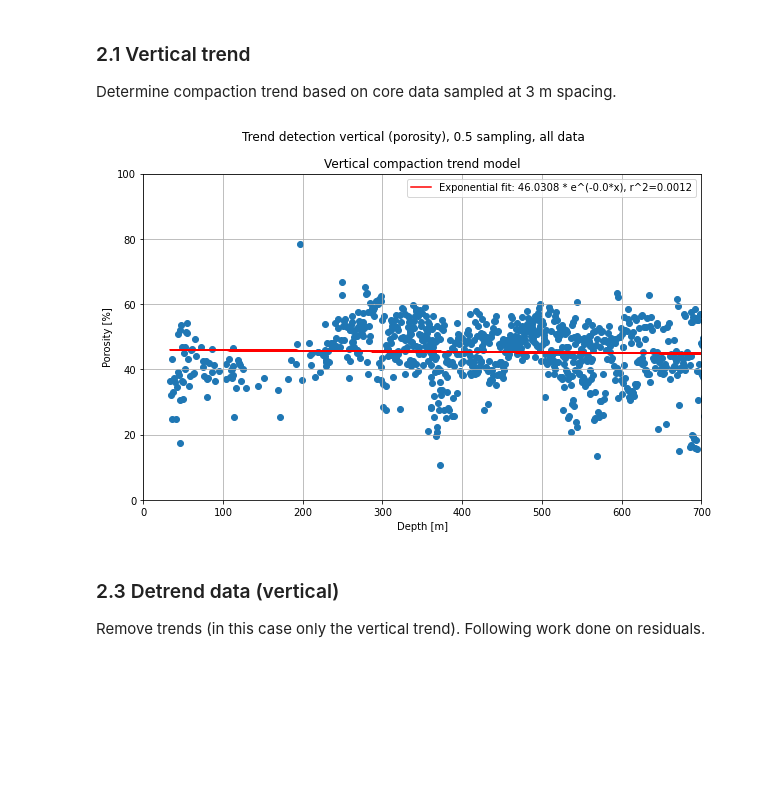
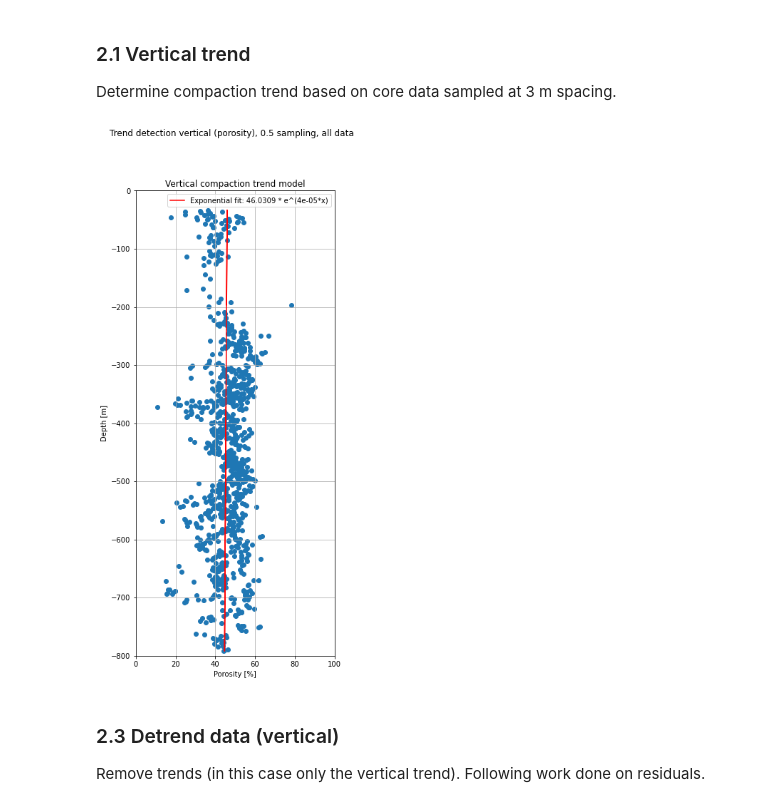
Before and after one commit to arielthomas1/NewJerseyShelf_3D_model, a Jupyter notebook: (3) Variogram modeling.ipynb, the cells around one changed output. Cells and saved outputs as stored; diff of their text form; code cells hidden in the pictures; blank space fills up the shorter version.

```diff
--- a/(3) Variogram modeling.ipynb
+++ b/(3) Variogram modeling.ipynb
@@ -51,7 +51,7 @@ def exponential_trend(x, a, b):
 # https://docs.scipy.org/doc/scipy/reference/generated/scipy.optimize.curve_fit.html
 
 # Quick rename for simplicity
-xdata = df["Z"].values*(-1)# make depth positve
+xdata = df["Z"].values
 ydata = df["Porosity"].values
 
 # Trend fitting exponential trend
@@ -65,28 +65,28 @@ ss_tot = np.sum((ydata-np.mean(ydata))**2)
 r_squared_exp = 1 - (ss_res / ss_tot)
 # %%
 # Create figure
-fig, axs = plt.subplots(nrows=1, ncols=1, figsize=(10,6))
+fig, axs = plt.subplots(nrows=1, ncols=1, figsize=(5,12))
 fig.suptitle('Trend detection vertical (porosity), 0.5 sampling, all data')
 
 # Plot data
-axs.scatter(xdata, ydata)
+axs.scatter(ydata, xdata)
 
 # Plot exponential trend
-axs.plot(xdata, exponential_trend(xdata, *popt_exp), 'r-',
-    label='Exponential fit: {} * e^({}*x), r^2={}'.format(
-    np.round(popt_exp[0],4), np.round(popt_exp[1], 4), np.round(r_squared_exp,4)))
+axs.plot(exponential_trend(xdata, *popt_exp),xdata, 'r-',
+    label='Exponential fit: {} * e^({}*x)'.format(
+    np.round(popt_exp[0],4), np.round(popt_exp[1], 5)))
 
 # Plot design
-axs.set(xlabel='Depth [m]', ylabel='Porosity [%]',
+axs.set(ylabel='Depth [m]', xlabel='Porosity [%]',
         title='Vertical compaction trend model',
-        ylim=(0,100), xlim=(0,700))
+        ylim=(-800,0), xlim=(0,100))
 
 axs.legend()
-plt.savefig("Figures/Vertical trend", dpi=150)
+fig.savefig('Figures\Vertical_trend.jpg',dpi=450,bbox_inches='tight')
 
 plt.show()
 # %% [output]
-[figure, old version]
+[figure, new version]
 # %% [markdown]
 ### 2.3 Detrend data (vertical)
 
```
Also changed, not shown: parts of 4 cells of this notebook, 18 other files.
